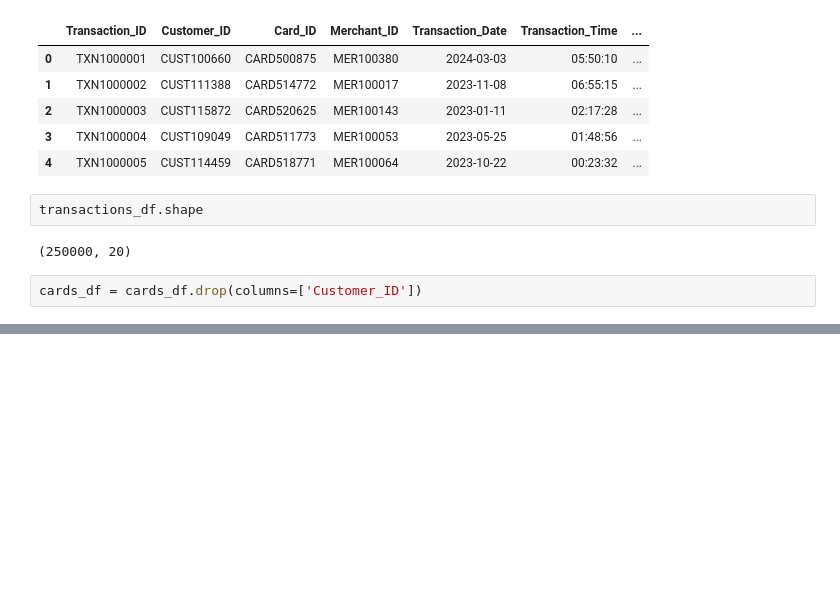
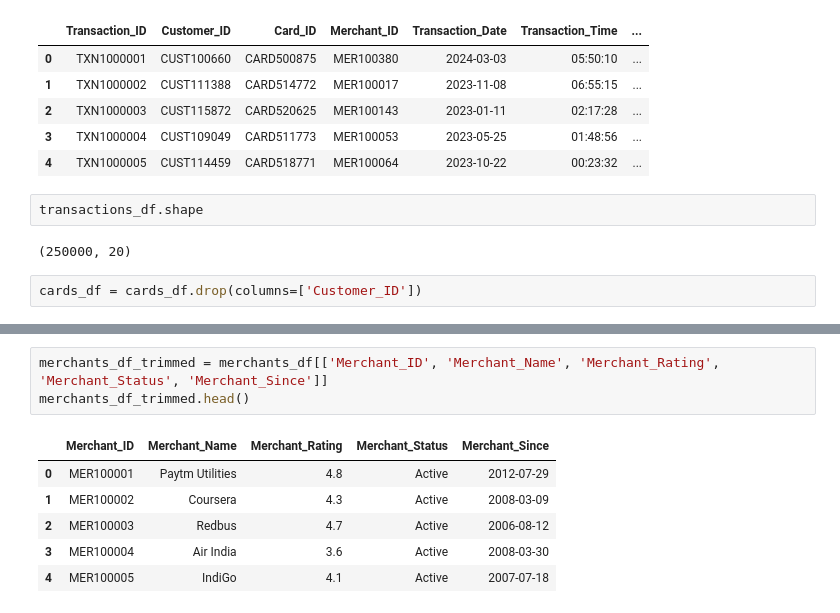
Before and after one commit to Kanjerih/Indian-Financial-Fraud, a Jupyter notebook: Indian-Financial-Fraud.ipynb, the cells around one changed output, grey strips where cells are left out. Drawn from its saved outputs; the diff is of its cells as text; blank space fills up the shorter version.

```diff
--- a/Indian-Financial-Fraud.ipynb
+++ b/Indian-Financial-Fraud.ipynb
@@ -104,0 +133,10 @@ transactions_df.head()
+# %%
+merchants_df_trimmed = merchants_df[['Merchant_ID', 'Merchant_Name', 'Merchant_Rating', 'Merchant_Status', 'Merchant_Since']]
+merchants_df_trimmed.head()
+# %% [output]
+|  | Merchant_ID | Merchant_Name | Merchant_Rating | Merchant_Status | Merchant_Since |
+| 0 | MER100001 | Paytm Utilities | 4.8 | Active | 2012-07-29 |
+| 1 | MER100002 | Coursera | 4.3 | Active | 2008-03-09 |
+| 2 | MER100003 | Redbus | 4.7 | Active | 2006-08-12 |
+| 3 | MER100004 | Air India | 3.6 | Active | 2008-03-30 |
+| 4 | MER100005 | IndiGo | 4.1 | Active | 2007-07-18 |
```
Also changed, not shown: parts of 10 cells of this notebook.
